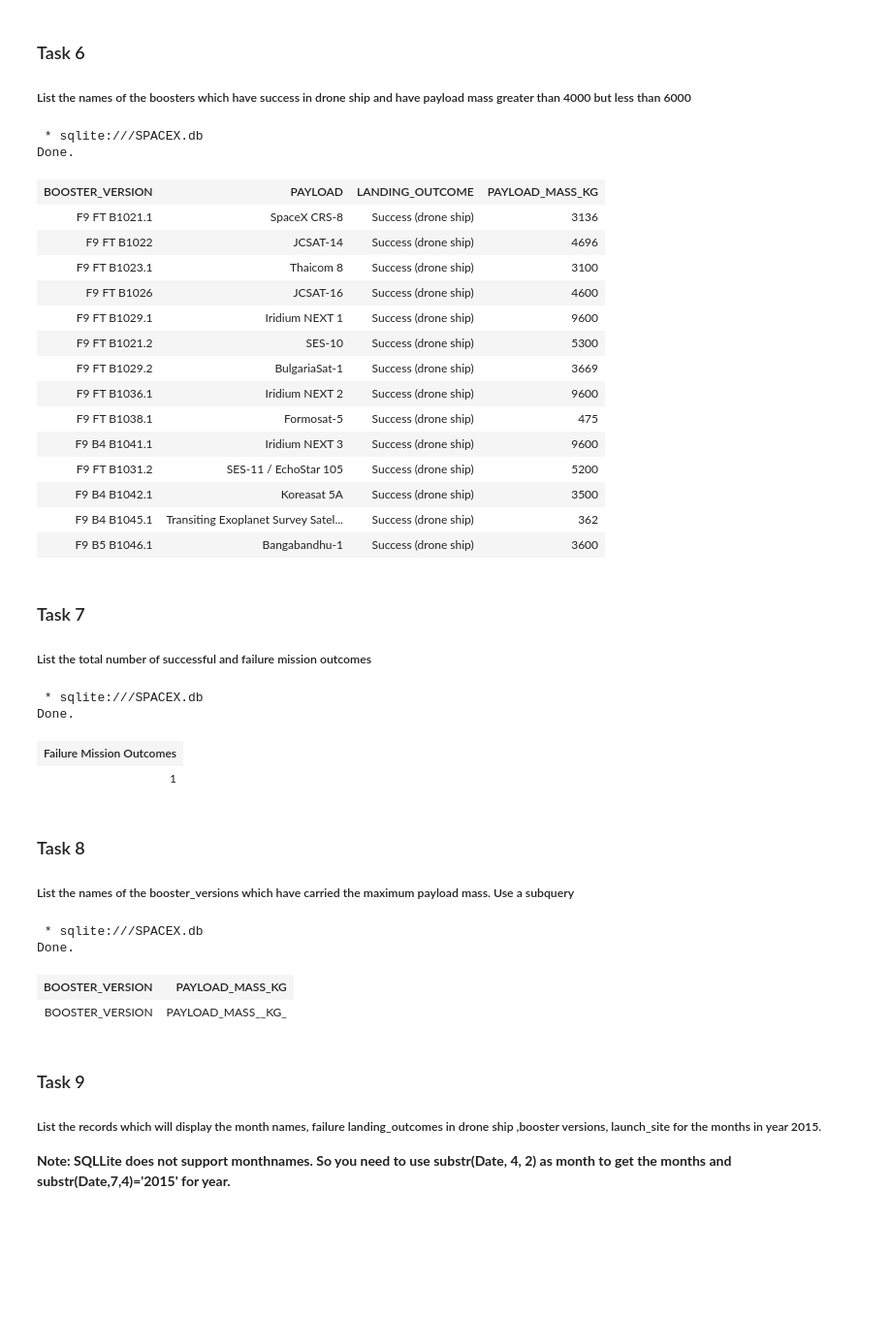
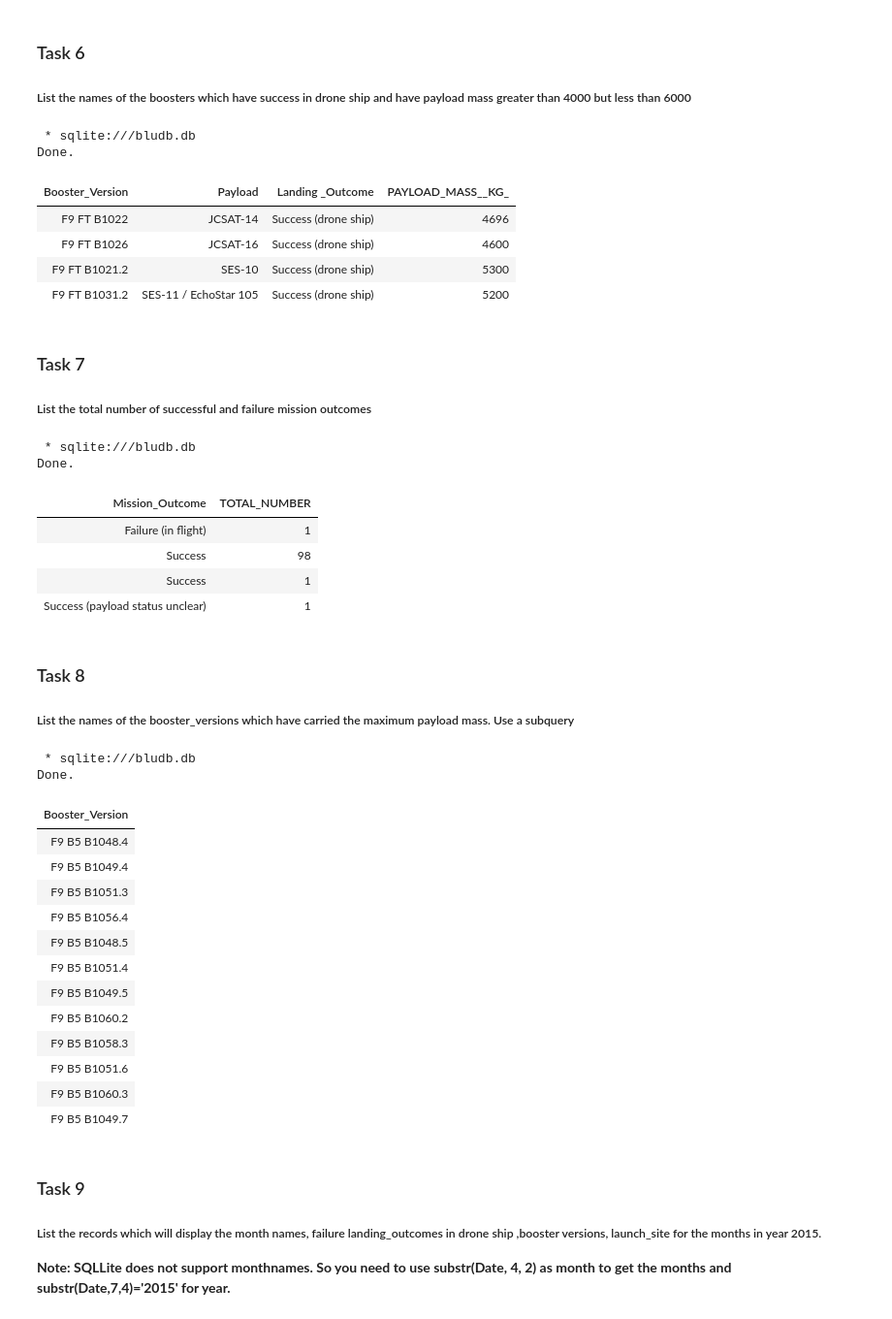
Before and after one commit to gsabeynanda/IBM-DS-Prof-Cert-Capstone, a Jupyter notebook: jupyter-labs-eda-sql-coursera_sqllite.ipynb, the cells around one changed output. Shown: that part at 97% size. Cells and saved outputs as stored; diff of their text form; code cells hidden in the pictures; blank space fills up the shorter version.

```diff
--- a/jupyter-labs-eda-sql-coursera_sqllite.ipynb
+++ b/jupyter-labs-eda-sql-coursera_sqllite.ipynb
@@ -207,54 +251,55 @@ Done.
 ##### List the names of the boosters which have success in drone ship and have payload mass greater than 4000 but less than 6000
 # %%
 %%sql
-select BOOSTER_VERSION, PAYLOAD, LANDING_OUTCOME, PAYLOAD_MASS_KG from SPACEXDATASET
-WHERE LANDING_OUTCOME = "Success (drone ship)" AND 4000 < PAYLOAD_MASS_KG < 6000;
+select "Booster_Version", "PAYLOAD", "Landing _Outcome", PAYLOAD_MASS__KG_ from SPACEXTBL
+WHERE ("Landing _Outcome" = "Success (drone ship)") AND (PAYLOAD_MASS__KG_ BETWEEN 4000 AND 6000);
 # %% [output]
- * sqlite:///SPACEX.db
+ * sqlite:///bludb.db
 Done.
-| BOOSTER_VERSION | PAYLOAD | LANDING_OUTCOME | PAYLOAD_MASS_KG |
-| F9 FT B1021.1 | SpaceX CRS-8 | Success (drone ship) | 3136 |
+| Booster_Version | Payload | Landing _Outcome | PAYLOAD_MASS__KG_ |
 | F9 FT B1022 | JCSAT-14 | Success (drone ship) | 4696 |
-| F9 FT B1023.1 | Thaicom 8 | Success (drone ship) | 3100 |
 | F9 FT B1026 | JCSAT-16 | Success (drone ship) | 4600 |
-| F9 FT B1029.1 | Iridium NEXT 1 | Success (drone ship) | 9600 |
 | F9 FT B1021.2 | SES-10 | Success (drone ship) | 5300 |
-| F9 FT B1029.2 | BulgariaSat-1 | Success (drone ship) | 3669 |
-| F9 FT B1036.1 | Iridium NEXT 2 | Success (drone ship) | 9600 |
-| F9 FT B1038.1 | Formosat-5 | Success (drone ship) | 475 |
-| F9 B4 B1041.1 | Iridium NEXT 3 | Success (drone ship) | 9600 |
 | F9 FT B1031.2 | SES-11 / EchoStar 105 | Success (drone ship) | 5200 |
-| F9 B4 B1042.1 | Koreasat 5A | Success (drone ship) | 3500 |
-| F9 B4 B1045.1 | Transiting Exoplanet Survey Satel... | Success (drone ship) | 362 |
-| F9 B5 B1046.1 | Bangabandhu-1 | Success (drone ship) | 3600 |
 # %% [markdown]
 ### Task 7
 
 ##### List the total number of successful and failure mission outcomes
-# %%
-%%sql
-select COUNT(*) AS "Successful Mission Outcomes" from SPACEXDATASET
-WHERE MISSION_OUTCOME LIKE "%success%";
-select COUNT(*) AS "Failure Mission Outcomes" from SPACEXDATASET
-WHERE MISSION_OUTCOME LIKE "%failure%";
-# %% [output]
- * sqlite:///SPACEX.db
-Done.
-| Failure Mission Outcomes |
-| 1 |
+# %%
+%%sql
+SELECT MISSION_OUTCOME, COUNT(MISSION_OUTCOME) AS TOTAL_NUMBER FROM SPACEXTBL GROUP BY MISSION_OUTCOME
+# %% [output]
+ * sqlite:///bludb.db
+Done.
+| Mission_Outcome | TOTAL_NUMBER |
+| Failure (in flight) | 1 |
+| Success | 98 |
+| Success | 1 |
+| Success (payload status unclear) | 1 |
 # %% [markdown]
 ### Task 8
 
 ##### List the   names of the booster_versions which have carried the maximum payload mass. Use a subquery
 # %%
 %%sql
-select BOOSTER_VERSION, PAYLOAD_MASS_KG  from SPACEXDATASET
-WHERE PAYLOAD_MASS_KG = (SELECT MAX(PAYLOAD_MASS_KG) FROM SPACEXDATASET);
+SELECT DISTINCT(BOOSTER_VERSION) FROM SPACEXTBL
+    WHERE PAYLOAD_MASS__KG_ = (SELECT MAX(PAYLOAD_MASS__KG_) FROM SPACEXTBL)
 # %% [output]
- * sqlite:///SPACEX.db
+ * sqlite:///bludb.db
 Done.
-| BOOSTER_VERSION | PAYLOAD_MASS_KG |
-| BOOSTER_VERSION | PAYLOAD_MASS__KG_ |
+| Booster_Version |
+| F9 B5 B1048.4 |
+| F9 B5 B1049.4 |
+| F9 B5 B1051.3 |
+| F9 B5 B1056.4 |
+| F9 B5 B1048.5 |
+| F9 B5 B1051.4 |
+| F9 B5 B1049.5 |
+| F9 B5 B1060.2 |
+| F9 B5 B1058.3 |
+| F9 B5 B1051.6 |
+| F9 B5 B1060.3 |
+| F9 B5 B1049.7 |
 # %% [markdown]
 ### Task 9
 
```
Also changed, not shown: parts of 16 cells of this notebook.
